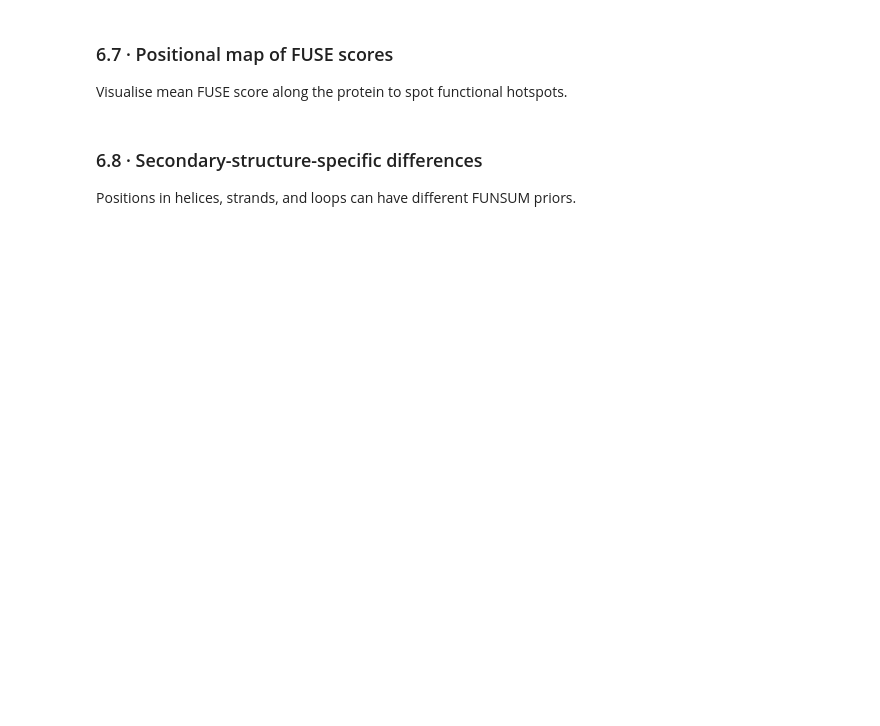
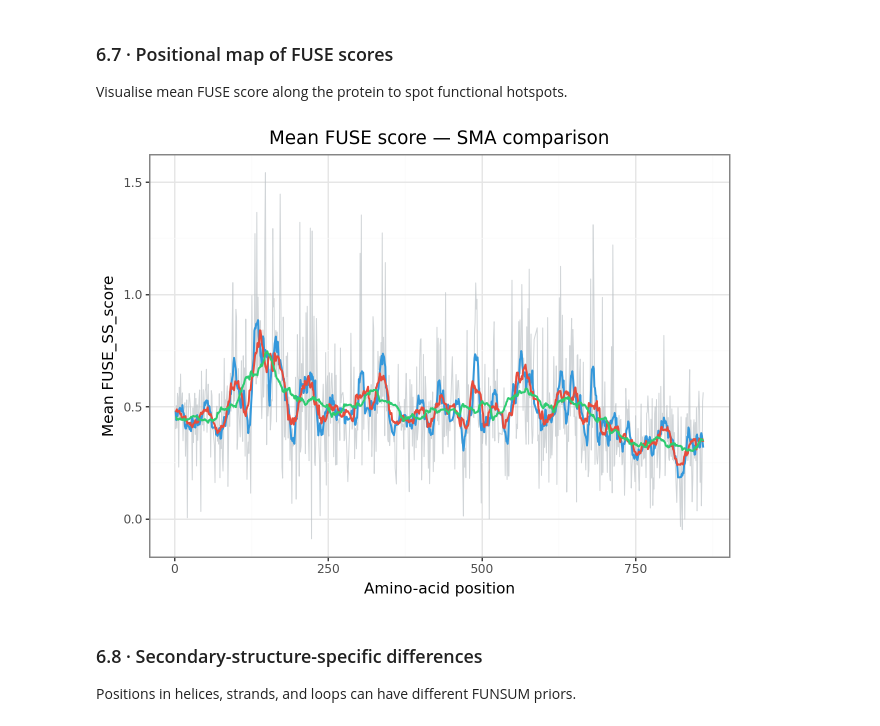
Before and after one commit to TYTYBU/crispr-BEAN-FUSE, a Jupyter notebook: crispr_bean_workflow.ipynb, the cells around one changed output. Drawn from its saved outputs; the diff is of its cells as text; code cells hidden in the pictures; blank space fills up the shorter version.

```diff
--- a/crispr_bean_workflow.ipynb
+++ b/crispr_bean_workflow.ipynb
@@ -532,12 +627,13 @@ df_fuse_no_ss.head(8)
 ### 6.4 · Compute FUSE scores — with DSSP secondary structure
 # %%
 df_fuse = calculate_fuse_scores(
-    input_csv   = tmp_csv,
-    edit_col    = "target",
-    include_lof = True,
-    dss_path    = LDLR_DSS,      # DSSP file from PDB structure
-    gene_name   = "LDLR",
-    mu_sd_max   = 1.0,
+    input_csv      = LDLR_CSV,
+    target_decoder = LDLR_DECODER,   # Path B decoder
+    include_lof    = True,
+    dss_path       = LDLR_DSS,       # DSSP file from PDB structure
+    dssp_offset    = 21,             # LDLR signal peptide is 21 aa
+    gene_name      = "LDLR",
+    mu_sd_max      = 1.0,
 )
 print(f"FUSE output with SS: {len(df_fuse)} rows")
 df_fuse[["gene","aapos","aaref","aaalt","functional_class",
@@ -607,3 +700,30 @@ df_pos_avg = (
+# %%
+df_pos_avg = (
+    df_fuse[df_fuse["functional_class"] == "MIS"]
+    .groupby("aapos", as_index=False)["FUSE_SS_score"]
+    .mean()
+    .rename(columns={"FUSE_SS_score": "mean_FUSE"})
+    .sort_values("aapos")
+)
+
+for window in [10, 20, 50]:
+    df_pos_avg[f"sma_{window}"] = (
+        df_pos_avg["mean_FUSE"]
+        .rolling(window=window, center=True, min_periods=1)
+        .mean()
+    )
+
+(
+    ggplot(df_pos_avg, aes(x="aapos"))
+    + geom_line(aes(y="mean_FUSE"), color="#bdc3c7", size=0.4, alpha=0.7)
+    + geom_line(aes(y="sma_10"), color="#3498db", size=0.8)
+    + geom_line(aes(y="sma_20"), color="#e74c3c", size=0.8)
+    + geom_line(aes(y="sma_50"), color="#2ecc71", size=0.8)
+    + labs(title="Mean FUSE score — SMA comparison", x="Amino-acid position", y="Mean FUSE_SS_score")
+    + theme_bw()
+)
+# %% [output]
+[figure, added]
 # %% [markdown]
 ### 6.8 · Secondary-structure-specific differences
 
```
Also changed, not shown: parts of 22 cells of this notebook, 11 other files.
